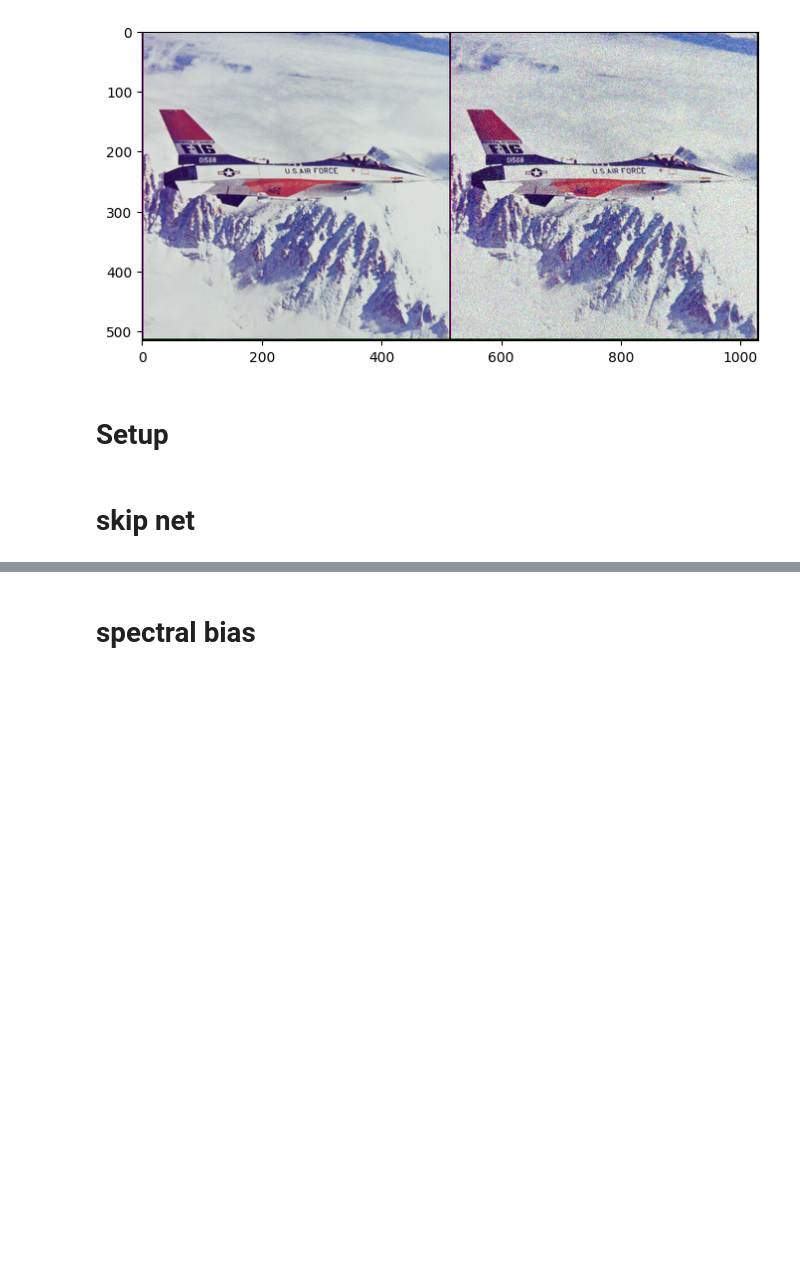
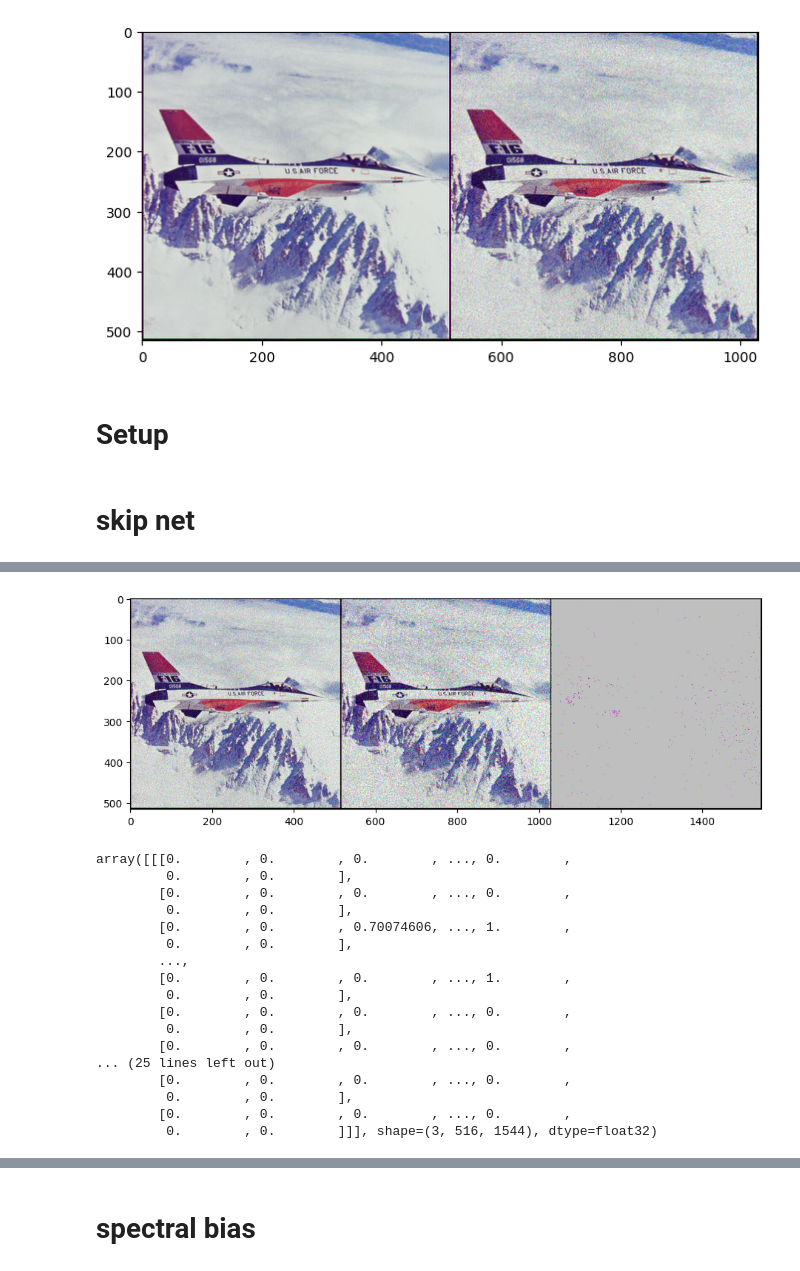
Before and after one commit to Huang-chao-yan/AB, a Jupyter notebook: denoising_0419_es.ipynb, the cells around one changed output, grey strips where cells are left out. Drawn from its saved outputs; the diff is of its cells as text; code cells hidden in the pictures; blank space fills up the shorter version.

```diff
--- a/denoising_0419_es.ipynb
+++ b/denoising_0419_es.ipynb
@@ -223,7 +264,19 @@ Iteration 00999    Loss 0.003860   PSRN_gt: 22.796700 PSNR_gt_sm: 22.987795
+# %%
+def downsample_2x(img, offset=(0,0)):
+    r, c = offset
+    return img[:,r::2, c::2]
+def upsample(img_small, shape):
+    return resize(img_small, shape, order=0, preserve_range=True, anti_aliasing=False)
+# y_small = downsample_2x(y, offset=(0,0))
+# y_ref = upsample(y_small, y.shape)
 # %%
 xx = torch.from_numpy(img_np.astype(np.float32))
 print(f'GT bias: {residual_spectral_moment2_image(xx, alpha=1).item()}')
-yy = torch.from_numpy(img_noisy_np.astype(np.float32))
+# yy = torch.from_numpy(img_noisy_np.astype(np.float32))
+
+yy1 = downsample_2x(img_noisy_np.astype(np.float32), offset=(0,0))
+yy2 = upsample(yy1, xx.shape)
+yy = torch.from_numpy(yy2)
 print(f'Observation bias: {residual_spectral_moment2_image(yy, alpha=1).item()}')
 # %% [output]
 GT bias: 0.0020601621363312006
@@ -230,0 +284,2 @@ Observation bias: 0.008449049666523933
+# %%
+mask = (yy != img_noisy_torch[0,:,:,:].cpu())
@@ -231,3 +296,24 @@ Observation bias: 0.008449049666523933
+# %%
+plot_image_grid([img_noisy_np, yy2, mask.detach().numpy()], factor=8)
+# %% [output]
+[figure, added]
+array([[[0.        , 0.        , 0.        , ..., 0.        ,
+         0.        , 0.        ],
+        [0.        , 0.        , 0.        , ..., 0.        ,
+         0.        , 0.        ],
+        [0.        , 0.        , 0.70074606, ..., 1.        ,
+         0.        , 0.        ],
+        ...,
+        [0.        , 0.        , 0.        , ..., 1.        ,
+         0.        , 0.        ],
+        [0.        , 0.        , 0.        , ..., 0.        ,
+         0.        , 0.        ],
+        [0.        , 0.        , 0.        , ..., 0.        ,
+... (25 lines left out)
+        [0.        , 0.        , 0.        , ..., 0.        ,
+         0.        , 0.        ],
+        [0.        , 0.        , 0.        , ..., 0.        ,
+         0.        , 0.        ]]], shape=(3, 516, 1544), dtype=float32)
 # %%
 # ========== plot ========== #
 plt.figure(figsize=(18, 5))
```
Also changed, not shown: parts of 16 cells of this notebook.
